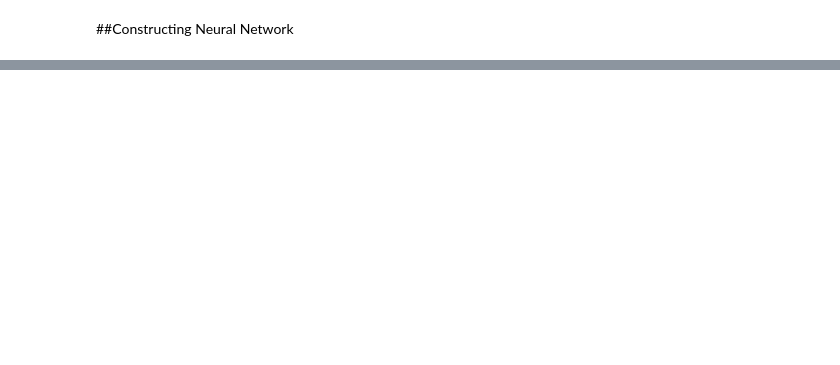
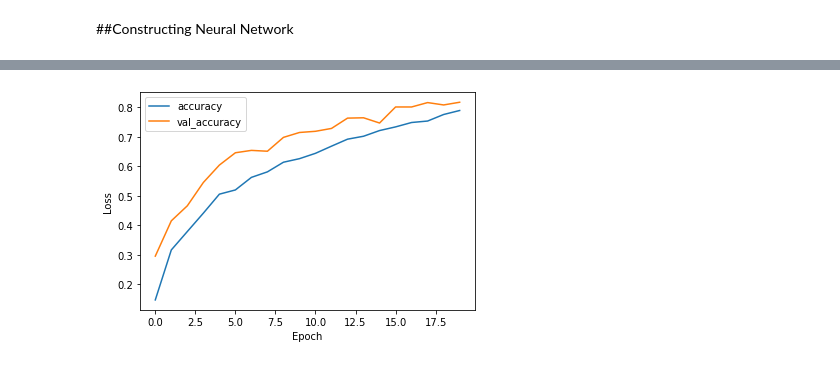
Before and after one commit to TugcenB/Sound_Classification, a Jupyter notebook: Model_Training.ipynb, the cells around one changed output, grey strips where cells are left out. Cells and saved outputs as stored; diff of their text form; code cells hidden in the pictures; blank space fills up the shorter version.

```diff
--- a/Model_Training.ipynb
+++ b/Model_Training.ipynb
@@ -53,3 +48,7 @@ print(X_test[789].shape)
+# %%
+X_train = X_train.reshape(-1, 32, 32, 3)
+X_val = X_val.reshape(-1, 32, 32, 3)
+X_test = X_test.reshape(-1, 32, 32, 3)
 # %% [markdown]
 ##Constructing Neural Network
 # %%
@@ -59,7 +58,7 @@ X_test = X_test/255
 # %%
 model = tf.keras.Sequential()
 
-model.add(tf.keras.layers.Conv2D(32,
+model.add(tf.keras.layers.Conv2D(64,
                                  kernel_size=(3,3),
                                  strides=(1,1),
                                  padding="same",
@@ -76,7 +75,7 @@ model.add(tf.keras.layers.Conv2D(64,
 model.add(tf.keras.layers.MaxPooling2D((2,2)))
 model.add(tf.keras.layers.Conv2D(64,
                                  kernel_size=(3,3),
-                                 strides=(1,1),
+                                 strides=(2,2),
                                  padding="same",
                                  activation="relu",
                                  ))
@@ -92,12 +91,13 @@ model.add(tf.keras.layers.Dropout(0.5))
 model.add(tf.keras.layers.Dense(10,activation="softmax"))
 # %%
 model.compile(optimizer="adam",
-              loss = tf.keras.losses.SparseCategoricalCrossentropy(from_logits=True),
+              loss = 'sparse_categorical_crossentropy',
               metrics=["accuracy"])
 # %%
 results = model.fit(X_train, y_train,
                     batch_size=32,
                     epochs=20,
-                    validation_data=(X_val, y_val))
+                    validation_data=(X_val, y_val)
+                    )
 # %% [output]
 Epoch 1/20
@@ -121,0 +134,13 @@ NameError: ignored
+# %%
+plt.plot(results.history["accuracy"], label="accuracy")
+
+plt.plot(results.history["val_accuracy"], label="val_accuracy")
+
+plt.xlabel("Epoch")
+plt.ylabel("Loss")
+
+plt.legend()
+
+plt.show()
+# %% [output]
+[figure, added]
```
Also changed, not shown: parts of 8 cells of this notebook.
